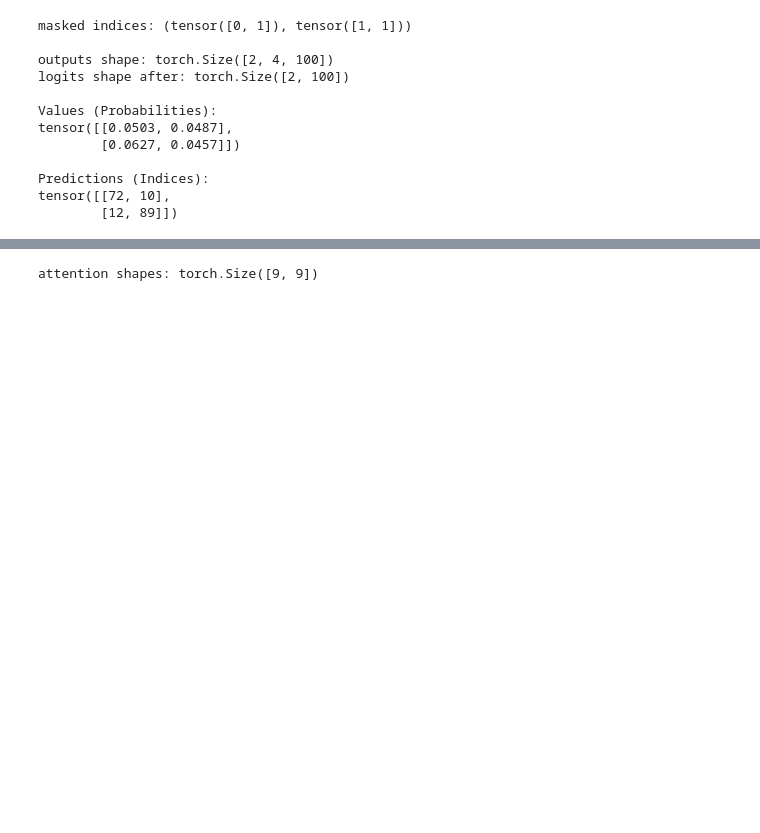
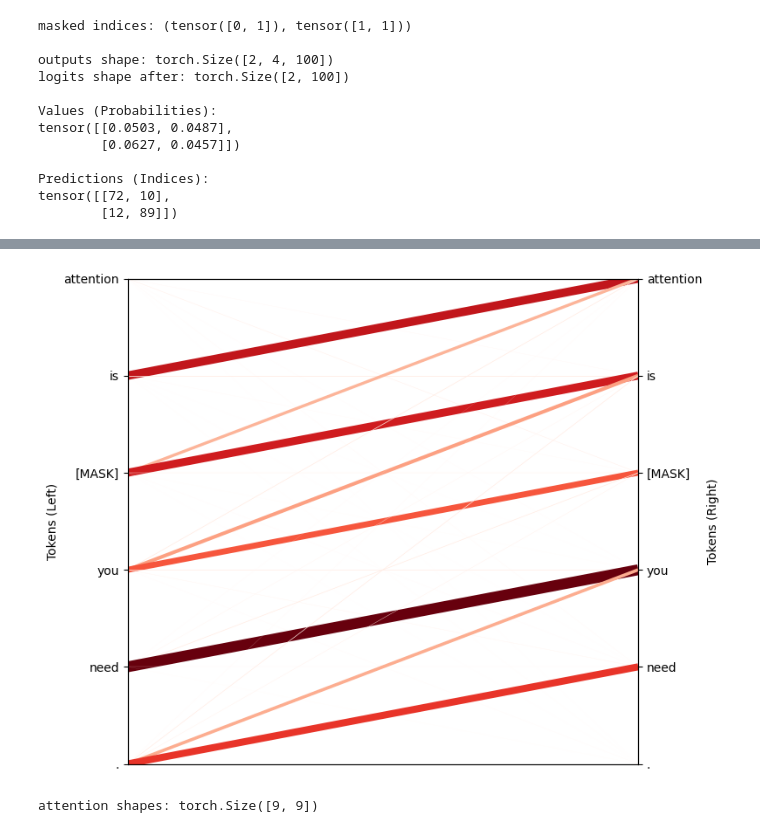
Before and after one commit to insdout/BertAttentionViz, a Jupyter notebook: dev.ipynb, the cells around one changed output, grey strips where cells are left out. Drawn from its saved outputs; the diff is of its cells as text; code cells hidden in the pictures; blank space fills up the shorter version.

```diff
--- a/dev.ipynb
+++ b/dev.ipynb
@@ -536,0 +746,54 @@ attnetion weights shape: (6, 6)
+# %%
+import matplotlib.pyplot as plt
+from matplotlib.collections import LineCollection
+import numpy as np
+
+def plot_attention_lines(outputs, layer, head, include_special_tokens=True):
+    attention_weights = outputs['outputs']['attentions'][layer][0, head, :].detach().cpu().numpy()
+    words = outputs['input_words']
+
+    if not include_special_tokens:
+        attention_weights = attention_weights[1:-1, 1:-1]
+        words = words[1:-1]
+
+    #print(f'attention weights shape: {attention_weights.shape}')
+
+    fig, ax = plt.subplots(figsize=(8, 6))
+    ax.set_yticks(range(len(words)))
+    ax.set_yticklabels(words[::-1], rotation=0)  # Reverse the order of tokens on the left
+
+    # Add token labels on the right side
+    ax2 = ax.twinx()
+    ax2.set_yticks(range(len(words)))
+    ax2.set_yticklabels(words[::-1], rotation=0, ha='left')
+    ax2.set_ylabel('Tokens (Right)', fontsize=10)
+
+    lines = []
+    for from_idx in range(len(words)):
+        for to_idx in range(len(words)):
+            weight = attention_weights[from_idx, to_idx]
+            if weight > 0:
+                line = [(0, len(words)-1 - from_idx), (1, len(words)-1 -to_idx)]
+                #print(line, weight)
+                lines.append(line)
+
+    lc = LineCollection(lines, cmap='Reds', linewidths=np.array([10 * weight for weight in attention_weights.flatten() if weight > 0]))
+    lc.set_array(attention_weights.flatten())
+    ax.add_collection(lc)
+
+    ax.set_ylabel('Tokens (Left)', fontsize=10)
+
+    # Set y-limit to 10
+    #ax.set_ylim(0, 10)
+    #ax2.set_ylim(0, 10)
+    # Remove x-axis and its ticks
+    ax.set_xticks([])
+    ax.set_xlabel('')
+
+    plt.tight_layout()
+    plt.show()
+
+# Example usage
+plot_attention_lines(outputs, 0, 3, include_special_tokens=False)
+# %% [output]
+[figure, added]
```
Also changed, not shown: parts of 14 cells of this notebook, 1 other file.
